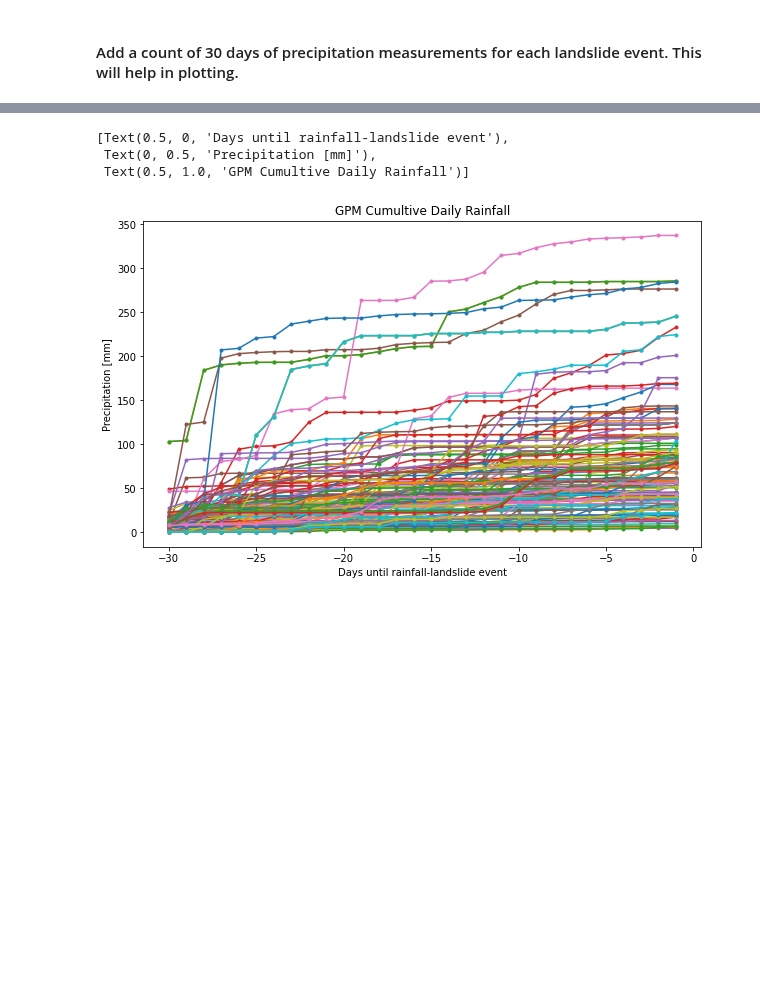
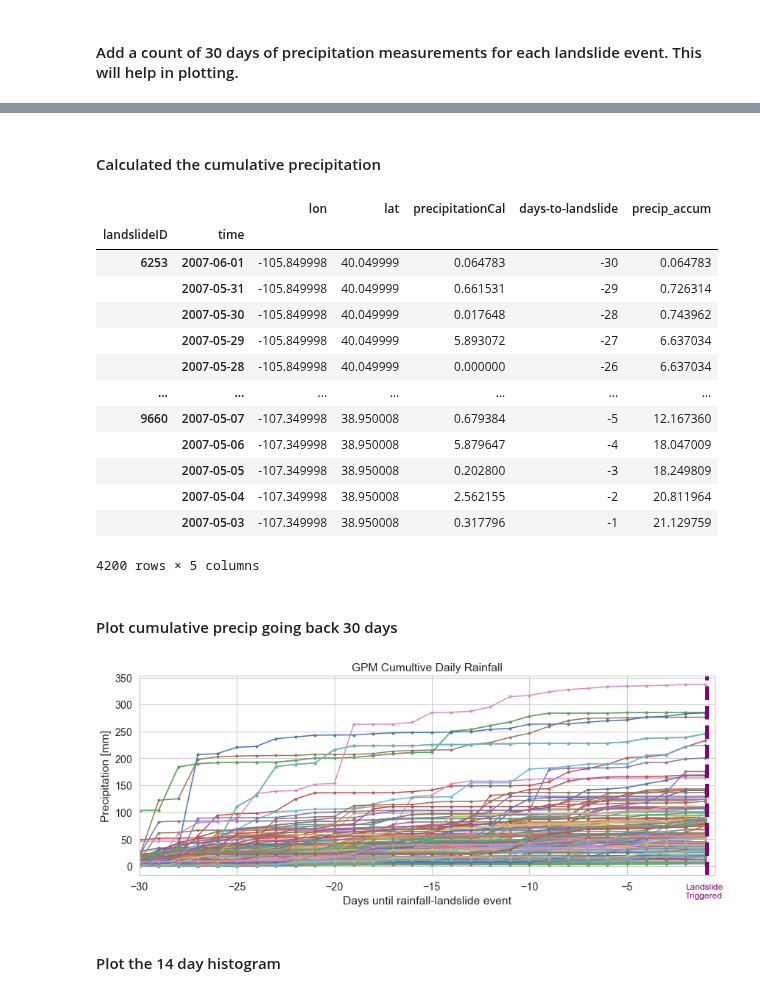
Before and after one commit to jacquiewitte/capstone-landslides-soilmoisture, a Jupyter notebook: landslide_gpm_precipaccum_timeseries.ipynb, the cells around one changed output, grey strips where cells are left out. Drawn from its saved outputs; the diff is of its cells as text; code cells hidden in the pictures; blank space fills up the shorter version.

Commit message:
Added functions, 7 and 14 day rainfall

```diff
--- a/landslide_gpm_precipaccum_timeseries.ipynb
+++ b/landslide_gpm_precipaccum_timeseries.ipynb
@@ -248,0 +221,5 @@ gpm_df['precip_accum'] = accum
+# %%
+gpm_7days_df = add_count(gpm_7days_df, 7)
+gpm_14days_df = add_count(gpm_14days_df, 14)
+gpm_30days_df = add_count(gpm_30days_df, 30)
+gpm_14days_df
@@ -249,18 +241,65 @@ gpm_df['precip_accum'] = accum
+# %% [markdown]
+#### Calculated the cumulative precipitation
+# %%
+def cumulative_precip(df):
+    """
+    Add a column of accumulated precipitation
+
+    Parameters
+    ----------
+    df: pandas.core.frame.DataFrame
+
+    Returns
+    -------
+    pandas.core.frame.DataFrame plus added column
+    """
+
+    accum = []
+    for i, data in df.groupby("landslideID"):
+        accum.extend(data['precipitationCal'].cumsum().values)
+
+    df['precip_accum'] = accum
+    return df
+# %%
+gpm_7days_df = cumulative_precip(gpm_7days_df)
+gpm_14days_df = cumulative_precip(gpm_14days_df)
+gpm_30days_df = cumulative_precip(gpm_30days_df)
+
+gpm_30days_df
+# %% [output]
+|  |  | lon | lat | precipitationCal | days-to-landslide | precip_accum |
+| landslideID | time |  |  |  |  |  |
+| 6253 | 2007-06-01 | -105.849998 | 40.049999 | 0.064783 | -30 | 0.064783 |
+|  | 2007-05-31 | -105.849998 | 40.049999 | 0.661531 | -29 | 0.726314 |
+|  | 2007-05-30 | -105.849998 | 40.049999 | 0.017648 | -28 | 0.743962 |
+|  | 2007-05-29 | -105.849998 | 40.049999 | 5.893072 | -27 | 6.637034 |
+|  | 2007-05-28 | -105.849998 | 40.049999 | 0.000000 | -26 | 6.637034 |
+| ... | ... | ... | ... | ... | ... | ... |
+| 9660 | 2007-05-07 | -107.349998 | 38.950008 | 0.679384 | -5 | 12.167360 |
+|  | 2007-05-06 | -107.349998 | 38.950008 | 5.879647 | -4 | 18.047009 |
+|  | 2007-05-05 | -107.349998 | 38.950008 | 0.202800 | -3 | 18.249809 |
+|  | 2007-05-04 | -107.349998 | 38.950008 | 2.562155 | -2 | 20.811964 |
+|  | 2007-05-03 | -107.349998 | 38.950008 | 0.317796 | -1 | 21.129759 |
+4200 rows × 5 columns
+# %% [markdown]
+#### Plot cumulative precip going back 30 days
 # %%
-fig, ax = plt.subplots(figsize=(10, 6), sharex=True, sharey=True)
+fig, ax = plt.subplots(figsize=(14, 5), sharex=True, sharey=True)
 
-for id, df in gpm_df.groupby("landslideID"):
-    ax.plot(df.days, df.precip_accum, marker='.')
+for id, df in gpm_30days_df.groupby("landslideID"):
+    ax.plot(df['days-to-landslide'], df['precip_accum'], marker='.')
 
 #ax.invert_xaxis()
+ax.axvline(x=-0.9, ymin=0, color='purple', linestyle='dashed', linewidth=5)
+ax.set_xlim([-30,-0.5])
 ax.set(xlabel='Days until rainfall-landslide event',
        ylabel='Precipitation [mm]',
        title='GPM Cumultive Daily Rainfall')
+ax.text(-2,-59, 'Landslide\nTriggered', color='purple', fontsize='large');
 # %% [output]
-[Text(0.5, 0, 'Days until rainfall-landslide event'),
- Text(0, 0.5, 'Precipitation [mm]'),
- Text(0.5, 1.0, 'GPM Cumultive Daily Rainfall')]
-[figure, old version]
+[figure, new version]
+# %% [markdown]
+#### Plot the 14 day histogram
 # %%
 fig, ax = plt.subplots(figsize=(10, 6),sharex=True, sharey=True)
 
```
Also changed, not shown: parts of 24 cells of this notebook.
